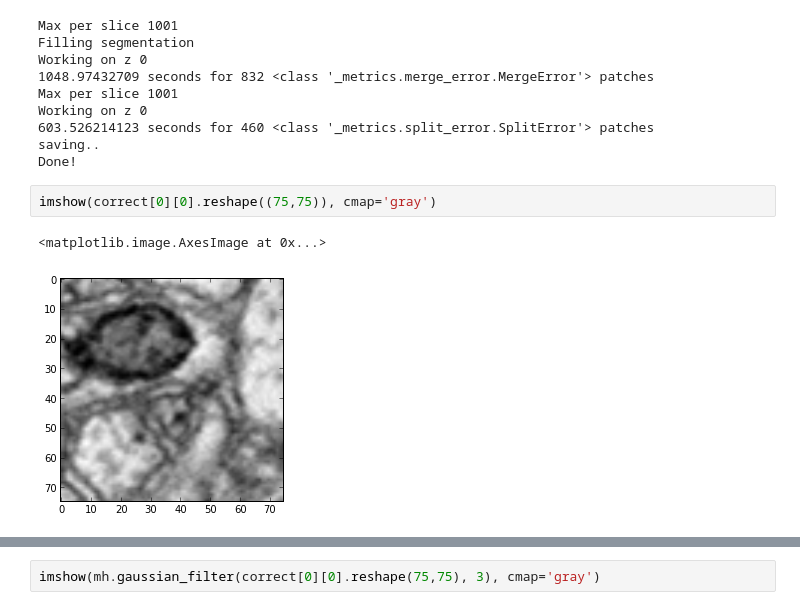
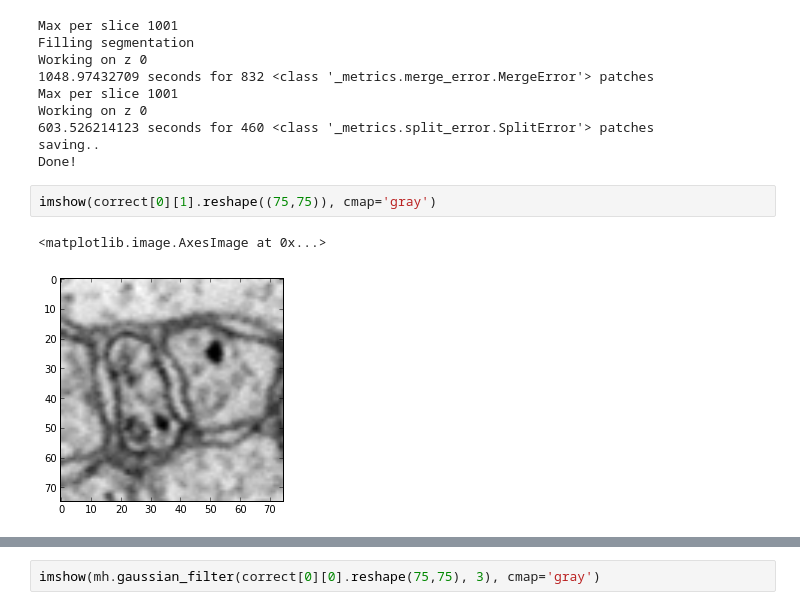
Before and after one commit to VCG/em-quality-metric, a Jupyter notebook: Code/visualize.ipynb, the cells around one changed output, grey strips where cells are left out. Saved outputs shown, nothing was run; the diff lists cells and outputs as text.

```diff
--- a/Code/visualize.ipynb
+++ b/Code/visualize.ipynb
@@ -287,7 +287,7 @@ Working on z 0
 saving..
 Done!
 # %%
-imshow(correct[0][0].reshape((75,75)), cmap='gray')
+imshow(correct[0][1].reshape((75,75)), cmap='gray')
 # %% [output]
 <matplotlib.image.AxesImage at 0x...>
-[figure, old version]
+[figure, new version]
```
Also changed, not shown: parts of 4 cells of this notebook, 13 other files.
